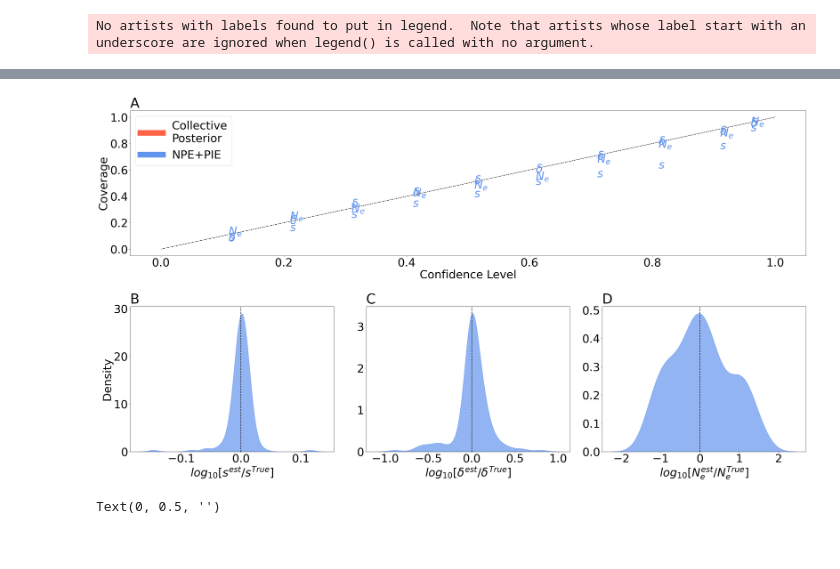
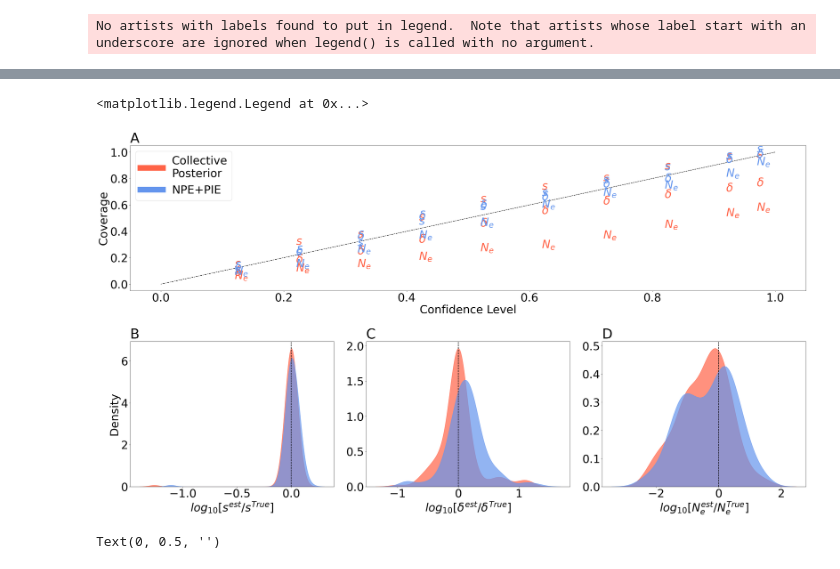
Before and after one commit to yoavram-lab/collective_posterior, a Jupyter notebook: CLASSIC_WF/test collective.ipynb, the cells around one changed output, grey strips where cells are left out. Cells and saved outputs as stored; diff of their text form; code cells hidden in the pictures.

Commit message:
glu, slcp tests

```diff
--- a/CLASSIC_WF/test collective.ipynb
+++ b/CLASSIC_WF/test collective.ipynb
@@ -26,9 +26,13 @@ def change_font(fontsize):
     matplotlib.rcParams['ytick.labelsize'] = fontsize
     matplotlib.rcParams['font.size'] = fontsize
 
-th = torch.tensor([-1.2,-6,6], dtype=torch.float32)
+th = torch.tensor([-1.1,-5.5,6], dtype=torch.float32)
 generation = torch.arange(0,201,10)
-X = wrapper(CLASSIC_WF, parameters=th, reps=12)
+X = wrapper_hierarchical(CLASSIC_WF, parameters=th, reps=10, var = 0.2)
+# th_out = prior.sample((1,))[0]
+# X_out = wrapper_hierarchical(CLASSIC_WF, parameters=th_out, reps=2)
+# X = torch.cat([X, X_out], dim=0)
+
 change_font(14)
 
 for i in range(len(X)):
@@ -64,63 +69,26 @@ Text(0.5, 0, '$\\log_{10}(\\delta)$')
 # %%
 change_font(40)
 
-def plot_accuracy(acc_path, ax, color, label, hatch):
-    res = pd.read_csv(acc_path, index_col=0, dtype='float')
-    res = torch.from_numpy(np.array(res))
+def plot_accuracy(accs, ax, color, label, hatch):
     for i in range(len(ax)):
-        # histplot(res[:,i],ax=ax[i], stat='density', color=color, bins=30, label=label, hatch=hatch)
-        kdeplot(res[:,i],ax=ax[i], color=color, alpha=0.7, fill=True)
+        kdeplot(accs[:,i],ax=ax[i], color=color, alpha=0.7, fill=True)
         ax[i].axvline(0, color='k', lw=1.7, ls='--')
     return
 
 
-def plot_covs_old(ax, covs, color, label, cp=True):
+def plot_covs(ax, covs, color, label, cp=True):
     conf_levels = [0.1,0.2,0.3,0.4,0.5,0.6,0.7,0.8,0.9,0.95]
     param_names = ['$s$', '$\\delta$', '$N_e$']
-    adjust=0.01 if cp else 0
+    adjust=0.02 if cp else 0
+    covs = covs.mean(dim=0)
+    print(covs)
     for i in range(len(param_names)):
-        p = covs.iloc[:,i]
+        p = covs[:,i]
         word = param_names[i]
         for j in range(len(conf_levels)):
-            ax.text(conf_levels[j]+adjust, covs.iloc[j,i], word, color=color)
+            ax.text(conf_levels[j]+adjust, p[j], word, color=color)
             # ax.scatter(covs.index[j]+adjust, covs[p].values[j], color=color, s=400)
     # ax.scatter(0,0,s=250, label=label, color=color)
-
-def tensor_cdf(tensor):
-    """
-    Given a 1D torch tensor or numpy array, returns (sorted_values, cdf_values) for plotting.
-    """
-    if isinstance(tensor, torch.Tensor):
-        arr = tensor.detach().cpu().numpy().flatten()
-    else:
-        arr = np.asarray(tensor).flatten()
-    sorted_vals = np.sort(arr)
-    cdf = np.arange(1, len(sorted_vals)+1) / len(sorted_vals)
-    return sorted_vals, cdf
-
-def plot_covs_cdf(ax, covs, color, label):
-    """
-    Plot the CDF of each column in covs (DataFrame or tensor) on the given axis.
-    """
-    param_names = ['$log s$', '$log \\delta$', '$log N_e$']
-    if hasattr(covs, 'columns'):
-        columns = covs.columns
-    else:
-        columns = range(covs.shape[1])
-    for i, p in enumerate(columns):
-        vec = covs[p] if hasattr(covs, 'columns') else covs[:,i]
-        sorted_vals, cdf = tensor_cdf(vec)
-        ax.plot(sorted_vals, cdf, label=param_names[i] if i < len(param_names) else str(p), color=color)
-    ax.legend()
-    ax.set_xlabel('Value')
-    ax.set_ylabel('CDF')
-    ax.set_title(label)
-
-def plot_log_probs(ax, log_probs, color, label):
-    histplot(log_probs, ax=ax, label=label, color=color, stat='density', bins=30, alpha=0.7)
-    ax.legend(title='Mean Log Prob:', fontsize=30, title_fontsize=30, loc='upper left')
-    ax.set_xlabel('Log P($\\theta^{true}$)', fontsize=40)
-    ax.set_ylabel('Density')
 
 
 # A - Coverage plots
@@ -137,10 +105,10 @@ ax['D'].set_title('D',loc='left')
 
 # Coverage plots in ax B
 ax['A'].plot(np.linspace(0,1,100),np.linspace(0,1,100), color='k', label='', ls='--')
-# covs_ = pd.read_csv(f'tests/covs_old_CLASSIC_WF_r.csv', index_col=0, dtype='float')
-# plot_covs_old(ax=ax['A'], covs=covs_,label='Collective\nPosterior',color='tomato', cp=True)
-covs_iid = pd.read_csv(f'tests/covs_old_CLASSIC_WF_iid_h.csv', index_col=0, dtype='float')
-plot_covs_old(ax=ax['A'], covs=covs_iid,label='NPE+PIE',color='cornflowerblue')
+covs_ = torch.load(f'tests/covs_CLASSIC_WF_50k.pt')
+plot_covs(ax=ax['A'], covs=covs_,label='Collective\nPosterior',color='tomato', cp=True)
+covs_iid = torch.load(f'tests/covs_CLASSIC_WF_iid.pt')
+plot_covs(ax=ax['A'], covs=covs_iid,label='NPE+PIE',color='cornflowerblue')
 ax['A'].set_xlabel('Confidence Level')
 ax['A'].set_ylabel('Coverage')
 ax['A'].legend(fontsize=40)
@@ -153,11 +121,11 @@ ax['D'].set_xlabel('$log_{10}[N_e^{est} / {N_e^{True}}]$')
 
 axx = [ax['B'], ax['C'], ax['D']]
 
-# cp_acc = 'tests/accus_CLASSIC_WF_r.csv'
-# plot_accuracy(cp_acc, axx, color='tomato', hatch='', label='Collective\nPosterior')
+cp_acc = torch.load('tests/accus_CLASSIC_WF_h_50k.pt')
+plot_accuracy(cp_acc, axx, color='tomato', hatch='', label='Collective\nPosterior')
 
 
-iid_acc = 'tests/accus_CLASSIC_WF_iid_h.csv'
+iid_acc = torch.load('tests/accus_CLASSIC_WF_iid_h.pt')
 plot_accuracy(iid_acc, axx, color='cornflowerblue', hatch='', label='NPE+PIE')
 
 # ax['A'].legend(loc='upper left')
@@ -174,4 +161,5 @@ No artists with labels found to put in legend.  Note that artists whose label st
+<matplotlib.legend.Legend at 0x...>
-[figure, old version]
+[figure, new version]
 # %%
 # A - Coverage plots
 # B-D - Accuracy plots
```
Also changed, not shown: parts of 4 cells of this notebook, 19 other files.
